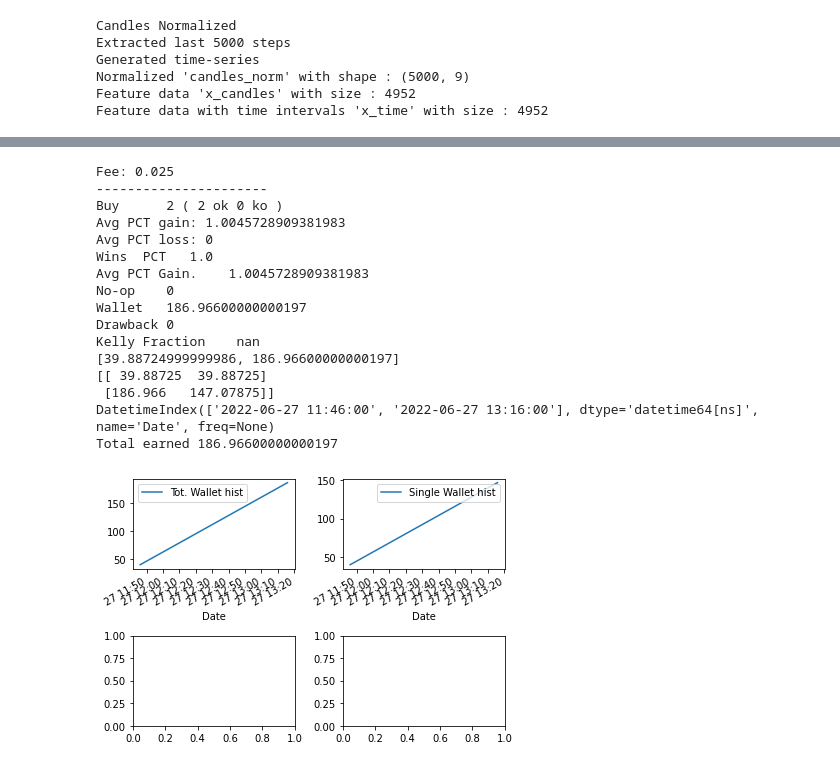
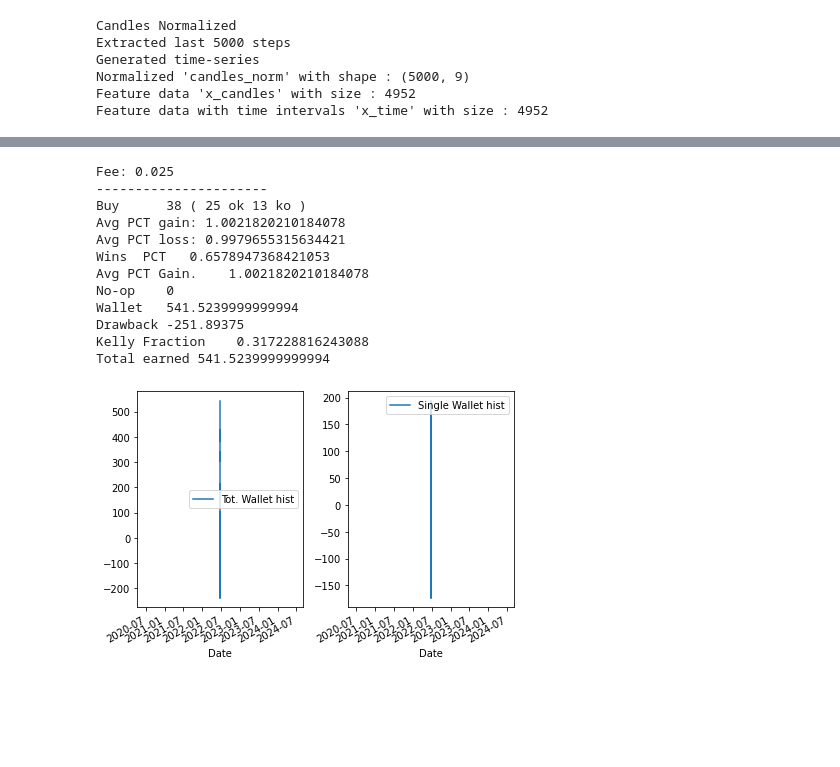
Before and after one commit to gabriele16/sats4u, a Jupyter notebook: colab/LSTM-CNN-BitCoin-Test-Trade.ipynb, the cells around one changed output, grey strips where cells are left out. Saved outputs shown, nothing was run; the diff lists cells and outputs as text; code cells hidden in the pictures; blank space fills up the shorter version.

Commit message:
fix small bug on backtest

```diff
--- a/colab/LSTM-CNN-BitCoin-Test-Trade.ipynb
+++ b/colab/LSTM-CNN-BitCoin-Test-Trade.ipynb
@@ -167,24 +188,20 @@ df_preds_true.dropna().iloc[-new_time_steps-100:].plot()
 # %%
-wallet_hist_df,wallet,kelly_frac = s2b.backtest_df(df_preds_true.dropna().iloc[-new_time_steps:], ts_btc.step_back, long_short = "long", fee=0.025)
+wallet_hist_df,wallet,kelly_frac = s2b.backtest_df(df_preds_true.dropna().iloc[-new_time_steps*2:], ts_btc.step_back, long_short = "long", fee=0.025)
 s2b.show_backtest_results(wallet,wallet_hist_df)
 # %% [output]
 Fee: 0.025
 ----------------------
-Buy      2 ( 2 ok 0 ko )
-Avg PCT gain: 1.0045728909381983
-Avg PCT loss: 0
-Wins  PCT   1.0
-Avg PCT Gain.    1.0045728909381983
+Buy      38 ( 25 ok 13 ko )
+Avg PCT gain: 1.0021820210184078
+Avg PCT loss: 0.9979655315634421
+Wins  PCT   0.6578947368421053
+Avg PCT Gain.    1.0021820210184078
 No-op    0
-Wallet   186.96600000000197
-Drawback 0
-Kelly Fraction    nan
-[39.88724999999986, 186.96600000000197]
-[[ 39.88725  39.88725]
- [186.966   147.07875]]
-DatetimeIndex(['2022-06-27 11:46:00', '2022-06-27 13:16:00'], dtype='datetime64[ns]', name='Date', freq=None)
-Total earned 186.96600000000197
+Wallet   541.5239999999994
+Drawback -251.89375
+Kelly Fraction    0.317228816243088
+Total earned 541.5239999999994
-[figure, old version]
+[figure, new version]
 # %%
 investment = 100.
 conservative_kelly = kelly_frac*.5
```
Also changed, not shown: parts of 8 cells of this notebook, 1 other file.
